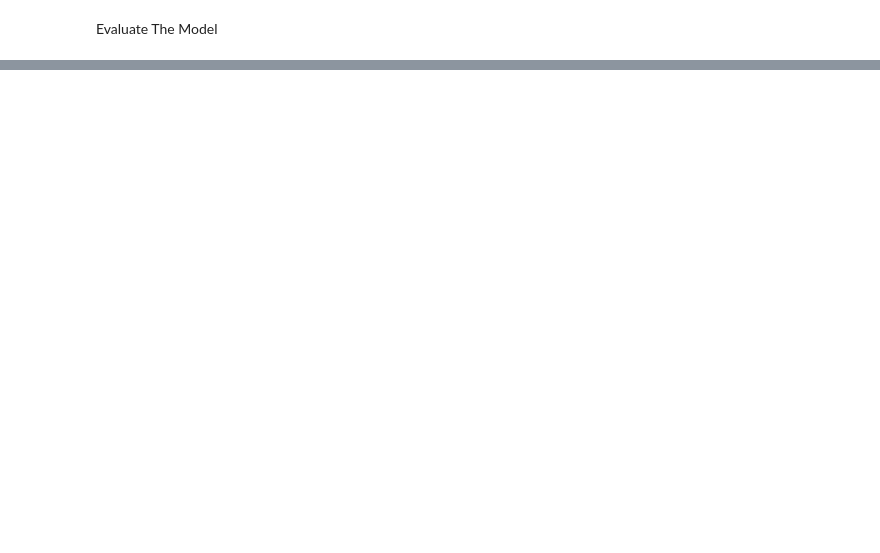
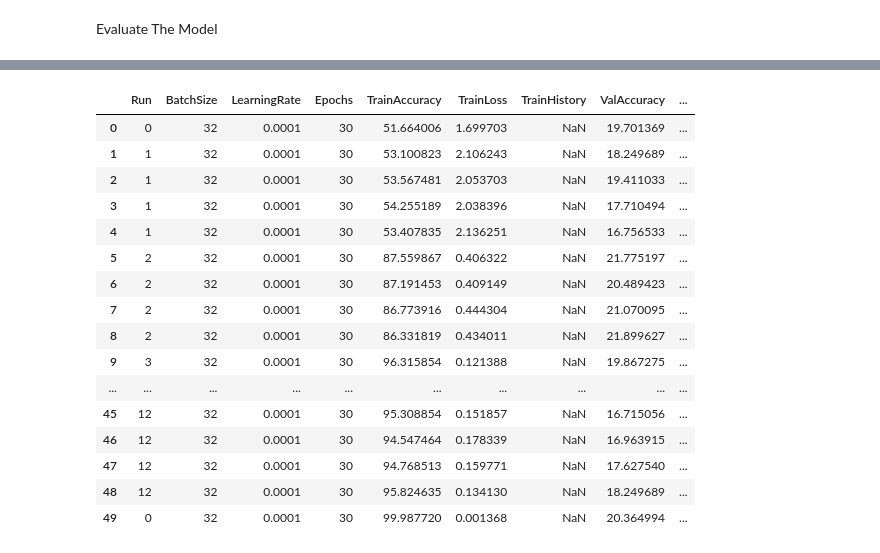
Before and after one commit to wzardomri/SynchronizationProject, a Jupyter notebook: BatchProcessing.ipynb, the cells around one changed output, grey strips where cells are left out. Saved outputs shown, nothing was run; the diff lists cells and outputs as text; code cells hidden in the pictures; blank space fills up the shorter version.

```diff
--- a/BatchProcessing.ipynb
+++ b/BatchProcessing.ipynb
@@ -627,0 +639,21 @@ InfoSave
+# %%
+pd.option_context('display.max_rows', None, 'display.max_columns', None)  # more options can be specified also
+InfoSave
+# %% [output]
+|  | Run | BatchSize | LearningRate | Epochs | TrainAccuracy | TrainLoss | TrainHistory | ValAccuracy | ... |
+| 0 | 0 | 32 | 0.0001 | 30 | 51.664006 | 1.699703 | NaN | 19.701369 | ... |
+| 1 | 1 | 32 | 0.0001 | 30 | 53.100823 | 2.106243 | NaN | 18.249689 | ... |
+| 2 | 1 | 32 | 0.0001 | 30 | 53.567481 | 2.053703 | NaN | 19.411033 | ... |
+| 3 | 1 | 32 | 0.0001 | 30 | 54.255189 | 2.038396 | NaN | 17.710494 | ... |
+| 4 | 1 | 32 | 0.0001 | 30 | 53.407835 | 2.136251 | NaN | 16.756533 | ... |
+| 5 | 2 | 32 | 0.0001 | 30 | 87.559867 | 0.406322 | NaN | 21.775197 | ... |
+| 6 | 2 | 32 | 0.0001 | 30 | 87.191453 | 0.409149 | NaN | 20.489423 | ... |
+| 7 | 2 | 32 | 0.0001 | 30 | 86.773916 | 0.444304 | NaN | 21.070095 | ... |
+| 8 | 2 | 32 | 0.0001 | 30 | 86.331819 | 0.434011 | NaN | 21.899627 | ... |
+| 9 | 3 | 32 | 0.0001 | 30 | 96.315854 | 0.121388 | NaN | 19.867275 | ... |
+| ... | ... | ... | ... | ... | ... | ... | ... | ... | ... |
+| 45 | 12 | 32 | 0.0001 | 30 | 95.308854 | 0.151857 | NaN | 16.715056 | ... |
+| 46 | 12 | 32 | 0.0001 | 30 | 94.547464 | 0.178339 | NaN | 16.963915 | ... |
+| 47 | 12 | 32 | 0.0001 | 30 | 94.768513 | 0.159771 | NaN | 17.627540 | ... |
+| 48 | 12 | 32 | 0.0001 | 30 | 95.824635 | 0.134130 | NaN | 18.249689 | ... |
+| 49 | 0 | 32 | 0.0001 | 30 | 99.987720 | 0.001368 | NaN | 20.364994 | ... |
```
Also changed, not shown: parts of 3 cells of this notebook, 1 other file.
